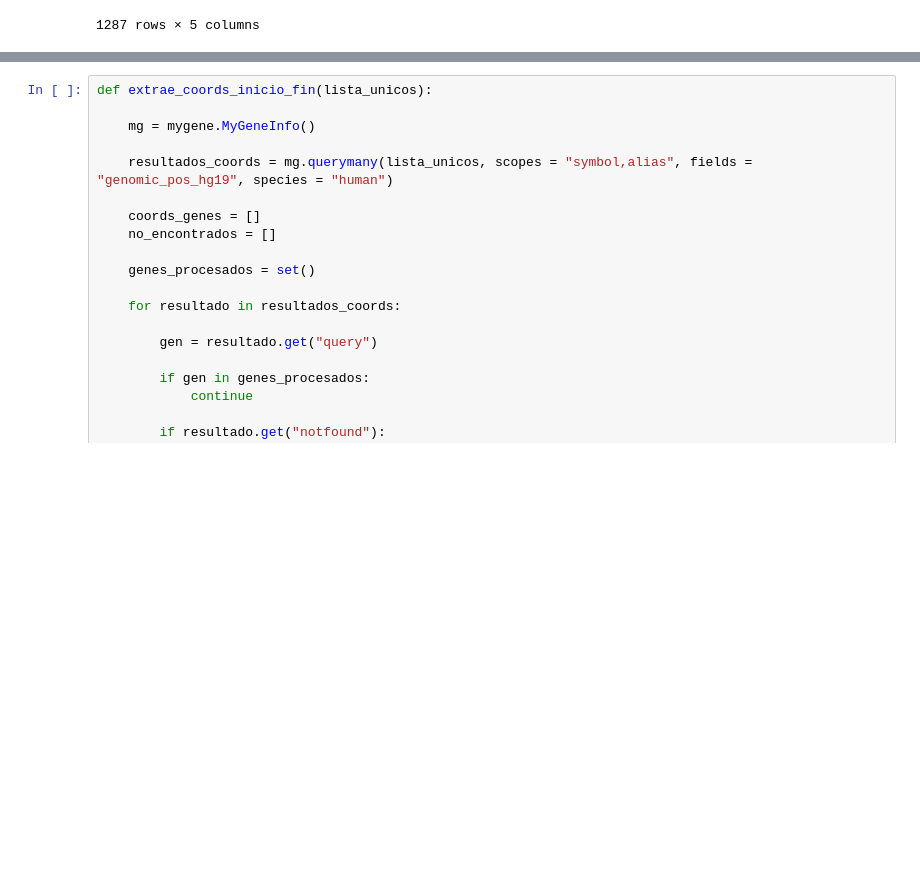
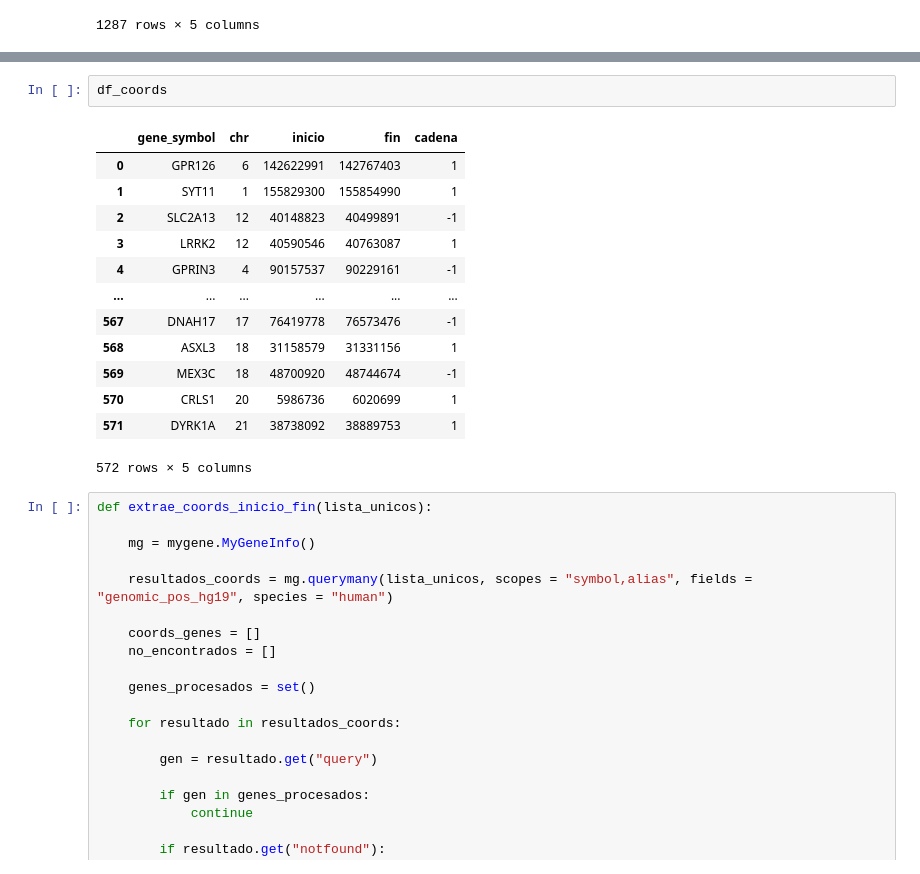
Before and after one commit to jbs1009/TFM_Jorge_Bermejo_Sacristan, a Jupyter notebook: Coordenadas_genes.ipynb, the cells around one changed output, grey strips where cells are left out. Drawn from its saved outputs; the diff is of its cells as text; blank space fills up the shorter version.

```diff
--- a/Coordenadas_genes.ipynb
+++ b/Coordenadas_genes.ipynb
@@ -226,3 +262,19 @@ df_coords = pd.DataFrame(coords_genes)
+# %%
+df_coords
+# %% [output]
+|  | gene_symbol | chr | inicio | fin | cadena |
+| 0 | GPR126 | 6 | 142622991 | 142767403 | 1 |
+| 1 | SYT11 | 1 | 155829300 | 155854990 | 1 |
+| 2 | SLC2A13 | 12 | 40148823 | 40499891 | -1 |
+| 3 | LRRK2 | 12 | 40590546 | 40763087 | 1 |
+| 4 | GPRIN3 | 4 | 90157537 | 90229161 | -1 |
+| ... | ... | ... | ... | ... | ... |
+| 567 | DNAH17 | 17 | 76419778 | 76573476 | -1 |
+| 568 | ASXL3 | 18 | 31158579 | 31331156 | 1 |
+| 569 | MEX3C | 18 | 48700920 | 48744674 | -1 |
+| 570 | CRLS1 | 20 | 5986736 | 6020699 | 1 |
+| 571 | DYRK1A | 21 | 38738092 | 38889753 | 1 |
+572 rows × 5 columns
 # %%
 def extrae_coords_inicio_fin(lista_unicos):
 
```
Also changed, not shown: parts of 9 cells of this notebook.
